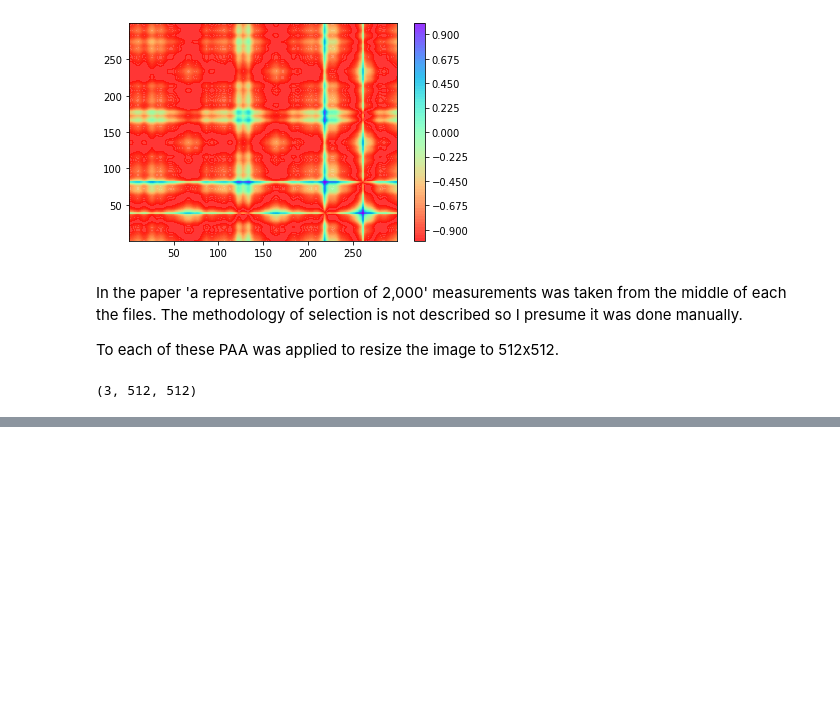
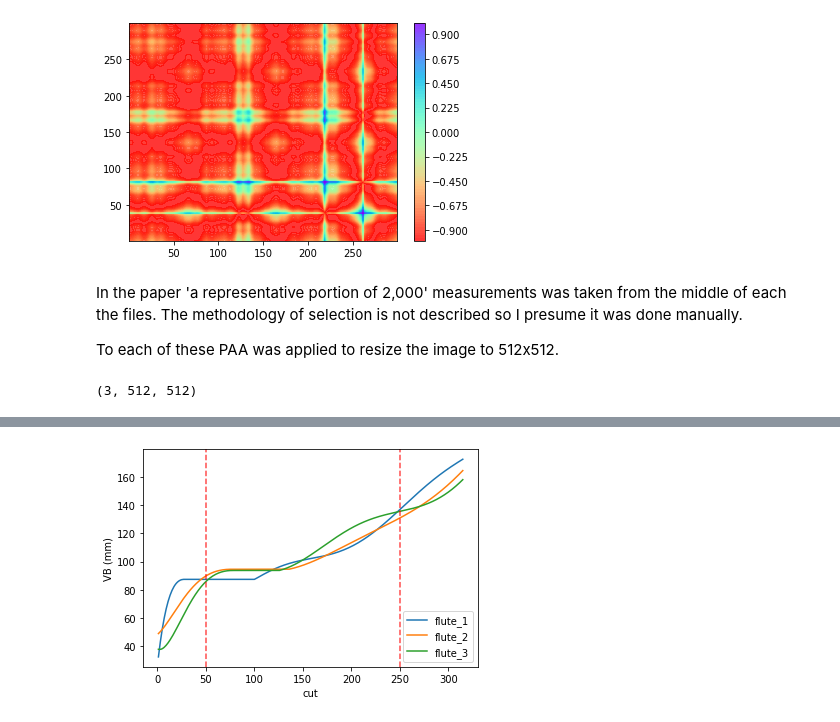
Before and after one commit to karylsienn/PHM2010, a Jupyter notebook: 00-initial-exploration.ipynb, the cells around one changed output, grey strips where cells are left out. Cells and saved outputs as stored; diff of their text form; code cells hidden in the pictures; blank space fills up the shorter version.

```diff
--- a/00-initial-exploration.ipynb
+++ b/00-initial-exploration.ipynb
@@ -240,0 +258,8 @@ print(gasf_c1.shape)
+# %%
+cutter_c1_wear.plot(x='cut')
+for xcord in [50, 250]:
+    plt.axvline(x=xcord, c='red', alpha=0.7, linestyle='--')
+plt.ylabel("VB (mm)")
+plt.show()
+# %% [output]
+[figure, added]
```
Also changed, not shown: parts of 2 cells of this notebook, 3 other files.
